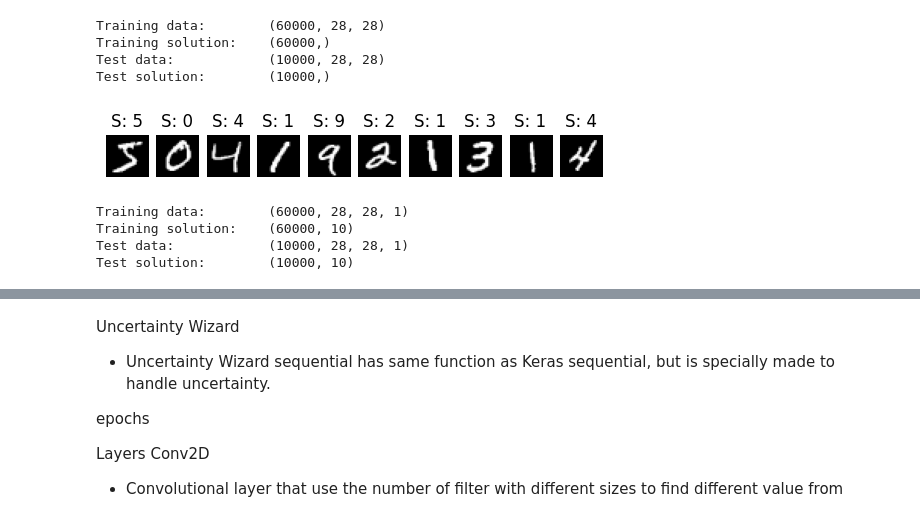
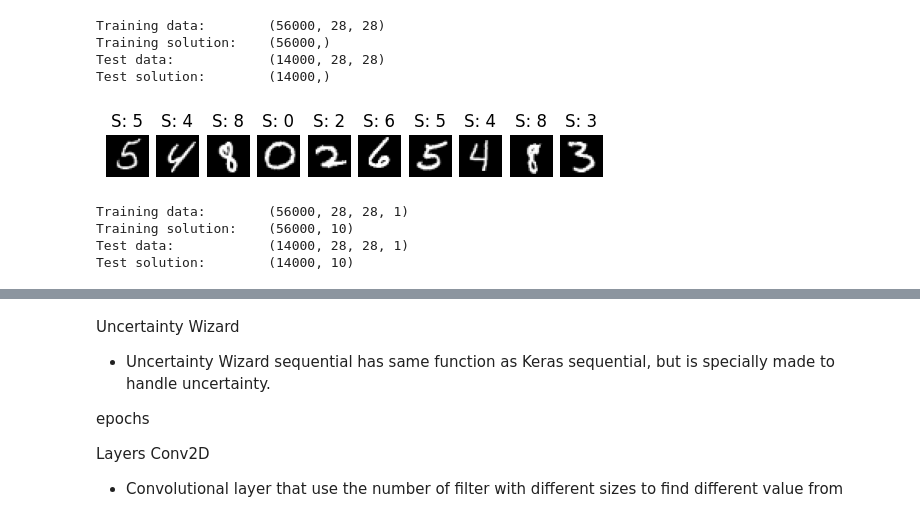
Before and after one commit to mrfratti/fihajo, a Jupyter notebook: Stochastic_Sequential_Mnist/Stochastic_Sequential_Mnist.ipynb, the cells around one changed output, grey strips where cells are left out. Cells and saved outputs as stored; diff of their text form; code cells hidden in the pictures.

```diff
--- a/Stochastic_Sequential_Mnist/Stochastic_Sequential_Mnist.ipynb
+++ b/Stochastic_Sequential_Mnist/Stochastic_Sequential_Mnist.ipynb
@@ -7,37 +17,45 @@ WARNING:tensorflow:From c:\Users\lhary\AppData\Local\Programs\Python\Python311\L
 # %%
+# LOAD
+data  = pd.read_csv('mnist.csv')
+x_all = data.drop('solution', axis=1).values
+y_all = data['solution'].values
 
+# RESHAPE
+x_all_fixed = x_all.reshape(-1, 28, 28)
 
-(x_train, y_train), (x_test, y_test) = tf.keras.datasets.mnist.load_data()
+# SPLIT
+x_train, x_test, y_train, y_test = train_test_split(x_all_fixed, y_all, test_size=0.2, random_state=42)
+
 
 print("Training data:       ", x_train.shape)
 print("Training solution:   ", y_train.shape)
 print("Test data:           ", x_test.shape)
 print("Test solution:       ", y_test.shape)
 
 fig, axes = plt.subplots(1, 10)
 for i in range(10):
     axes[i].imshow(x_train[i], cmap='gray', vmin=0, vmax=255)
     axes[i].set_title(f"S: {y_train[i]}")
     axes[i].axis('off')
 plt.show()
 
 x_train = (x_train.astype('float32') / 255).reshape(x_train.shape[0], 28, 28, 1)
 y_train = tf.keras.utils.to_categorical(y_train, num_classes=10)
-x_test = (x_test.astype('float32') / 255).reshape(x_test.shape[0], 28, 28, 1)
-y_test = tf.keras.utils.to_categorical(y_test, num_classes=10)      #??????????
+x_test  = (x_test.astype('float32') / 255).reshape(x_test.shape[0], 28, 28, 1)
+y_test  = tf.keras.utils.to_categorical(y_test, num_classes=10)      #??????????
 
 print("Training data:       ", x_train.shape)
 print("Training solution:   ", y_train.shape)
 print("Test data:           ", x_test.shape)
 print("Test solution:       ", y_test.shape)
 # %% [output]
-Training data:        (60000, 28, 28)
-Training solution:    (60000,)
-Test data:            (10000, 28, 28)
-Test solution:        (10000,)
+Training data:        (56000, 28, 28)
+Training solution:    (56000,)
+Test data:            (14000, 28, 28)
+Test solution:        (14000,)
-[figure, old version]
+[figure, new version]
-Training data:        (60000, 28, 28, 1)
-Training solution:    (60000, 10)
-Test data:            (10000, 28, 28, 1)
-Test solution:        (10000, 10)
+Training data:        (56000, 28, 28, 1)
+Training solution:    (56000, 10)
+Test data:            (14000, 28, 28, 1)
+Test solution:        (14000, 10)
 # %% [markdown]
```
Also changed, not shown: parts of 5 cells of this notebook, 3 other files.
